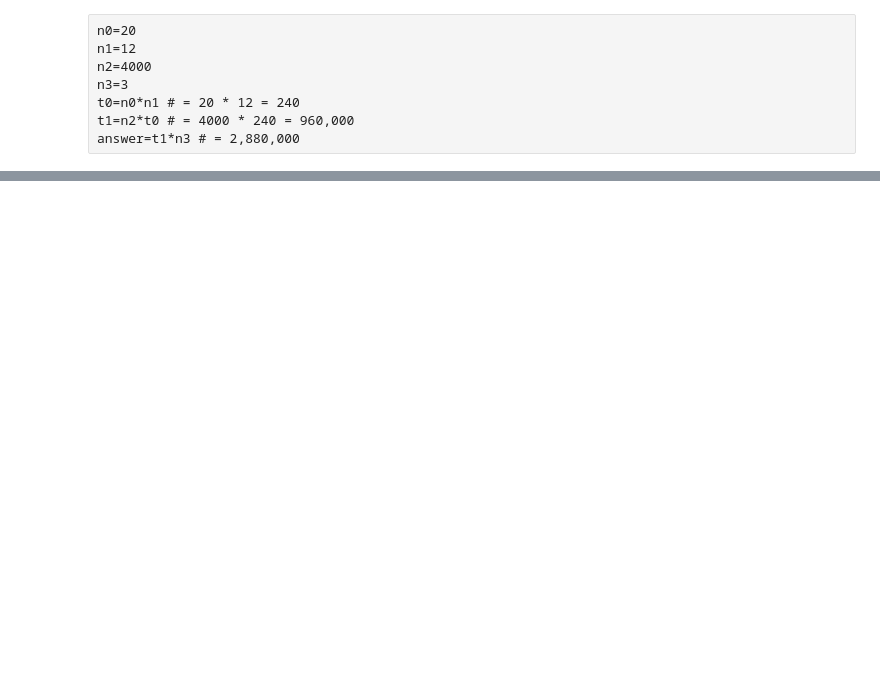
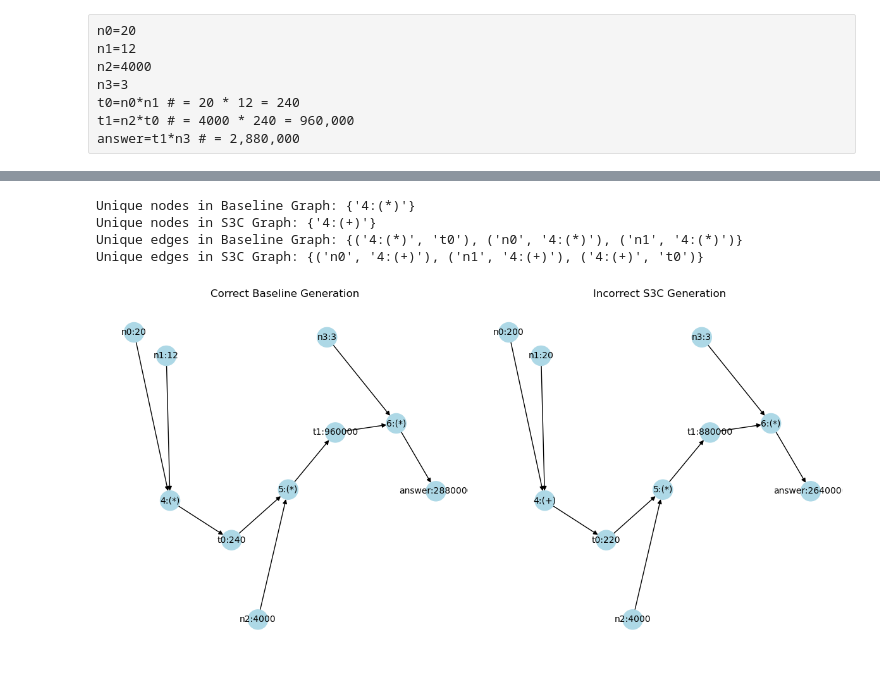
Before and after one commit to AK-Reid/tte, a Jupyter notebook: gsm-basline-s3c-comparison.ipynb, the cells around one changed output, grey strips where cells are left out. Saved outputs shown, nothing was run; the diff lists cells and outputs as text; code cells hidden in the pictures; blank space fills up the shorter version.

```diff
--- a/gsm-basline-s3c-comparison.ipynb
+++ b/gsm-basline-s3c-comparison.ipynb
@@ -724,0 +793,76 @@ answer=t1*n3 # = 2,880,000
+# %%
+import networkx as nx
+import networkx.algorithms.isomorphism as iso
+import matplotlib.pyplot as plt
+import re
+
+# ... (previous code to parse the strings and create baseline_graph and s3c_graph)
+
+# Function to set variable values and operators as attributes and labels in the graph nodes
+def set_node_attributes(graph, var_values):
+    for node, data in graph.nodes(data=True):
+        if "value" in data:
+            value = data["value"]
+            data["label"] = f"{node}:{value}"
+        elif "operator" in data:
+            operator = data["operator"]
+            data["label"] = operator
+        else:
+            data["label"] = node
+        if node in var_values:
+            if var_values[node] != data.get("value"):
+                data["color"] = "red"
+            else:
+                data["color"] = "lightblue"
+        else:
+            data["color"] = "lightblue"
+
+# Create a subgraph isomorphism matcher
+matcher = iso.DiGraphMatcher(baseline_graph, s3c_graph)
+
+# Find all subgraph isomorphisms (common patterns)
+subgraph_matches = list(matcher.subgraph_isomorphisms_iter())
+
+# Find the nodes and edges that are unique to each graph
+unique_nodes_baseline = set(baseline_graph.nodes()) - set(s3c_graph.nodes())
+unique_nodes_s3c = set(s3c_graph.nodes()) - set(baseline_graph.nodes())
+
+unique_edges_baseline = set(baseline_graph.edges()) - set(s3c_graph.edges())
+unique_edges_s3c = set(s3c_graph.edges()) - set(baseline_graph.edges())
+
+# Print the unique nodes and edges in each graph
+print("Unique nodes in Baseline Graph:", unique_nodes_baseline)
+print("Unique nodes in S3C Graph:", unique_nodes_s3c)
+
+print("Unique edges in Baseline Graph:", unique_edges_baseline)
+print("Unique edges in S3C Graph:", unique_edges_s3c)
+
+# Set node attributes and labels for visualization
+set_node_attributes(baseline_graph, var_values_baseline)
+set_node_attributes(s3c_graph, var_values_s3c)
+
+# Create a new figure and axis for drawing the graphs
+fig, axes = plt.subplots(1, 2, figsize=(12, 6))
+
+# Draw the baseline graph
+axes[0].set_title("Correct Baseline Generation")
+pos_baseline = nx.spring_layout(baseline_graph, seed=42)
+labels_baseline = nx.get_node_attributes(baseline_graph, "label")
+colors_baseline = nx.get_node_attributes(baseline_graph, "color")
+nx.draw(baseline_graph, pos=pos_baseline, labels=labels_baseline, node_color=list(colors_baseline.values()), node_size=500, font_size=10, ax=axes[0])
+
+# Draw the s3c graph
+axes[1].set_title("Incorrect S3C Generation")
+pos_s3c = nx.spring_layout(s3c_graph, seed=42)
+labels_s3c = nx.get_node_attributes(s3c_graph, "label")
+colors_s3c = nx.get_node_attributes(s3c_graph, "color")
+nx.draw(s3c_graph, pos=pos_s3c, labels=labels_s3c, node_color=list(colors_s3c.values()), node_size=500, font_size=10, ax=axes[1])
+
+plt.tight_layout()
+plt.show()
+# %% [output]
+Unique nodes in Baseline Graph: {'4:(*)'}
+Unique nodes in S3C Graph: {'4:(+)'}
+Unique edges in Baseline Graph: {('4:(*)', 't0'), ('n0', '4:(*)'), ('n1', '4:(*)')}
+Unique edges in S3C Graph: {('n0', '4:(+)'), ('n1', '4:(+)'), ('4:(+)', 't0')}
+[figure, added]
```
Also changed, not shown: parts of 5 cells of this notebook.
